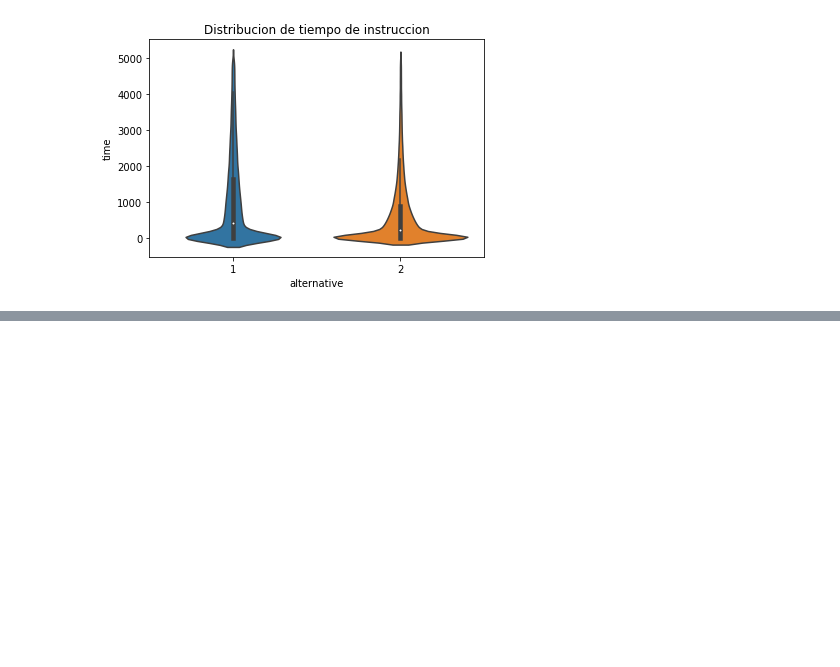
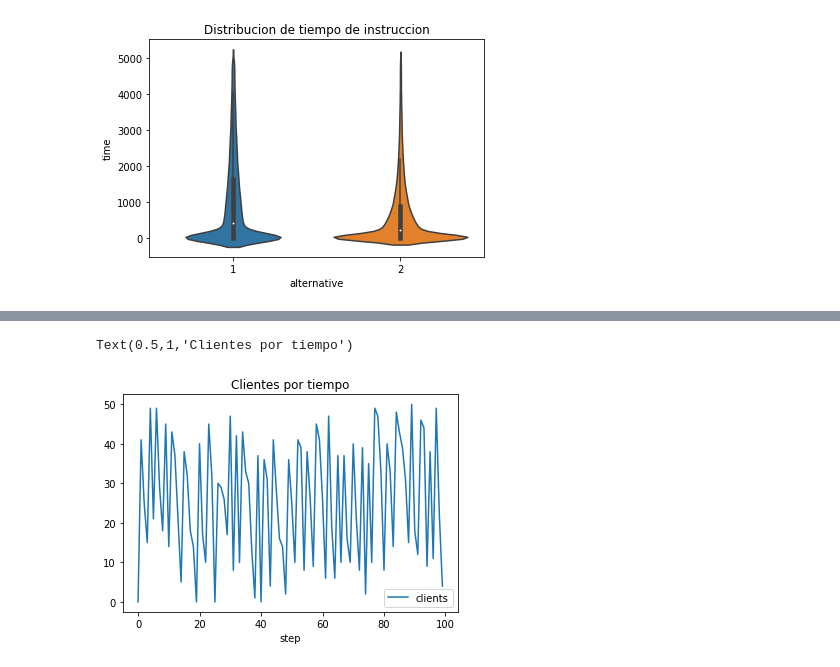
Before and after one commit to gatti2602/7526-Simulacion, a Jupyter notebook: tp2/Analisis Nico.ipynb, the cells around one changed output, grey strips where cells are left out. Cells and saved outputs as stored; diff of their text form; code cells hidden in the pictures; blank space fills up the shorter version.

```diff
--- a/tp2/Analisis Nico.ipynb
+++ b/tp2/Analisis Nico.ipynb
@@ -46,0 +97,9 @@ out_4.groupby('alternative').describe()
+# %%
+clients = pd.DataFrame(clients)
+clients.columns = ['step','clients']
+# %%
+plot = clients.plot(x='step',y='clients')
+plot.set_title('Clientes por step')
+# %% [output]
+Text(0.5,1,'Clientes por tiempo')
+[figure, added]
```
Also changed, not shown: parts of 3 cells of this notebook, 3 other files.
